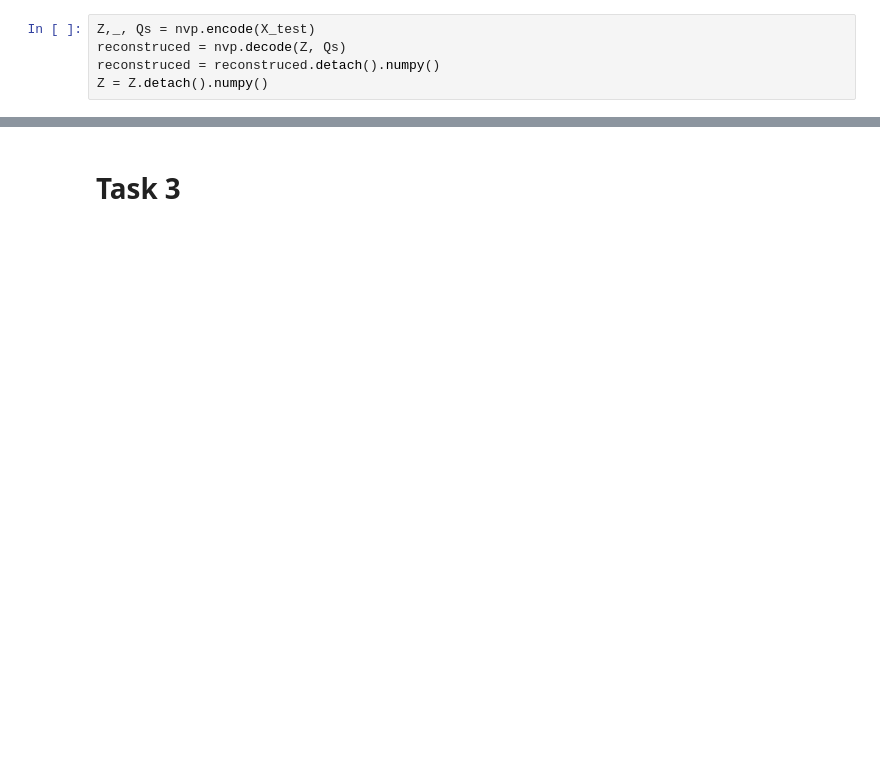
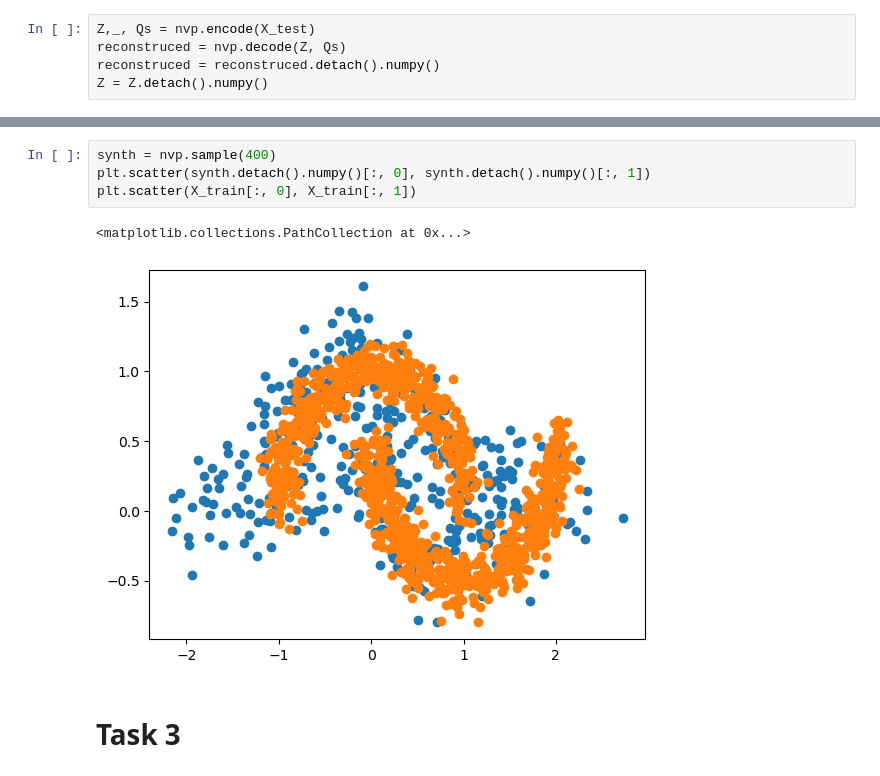
Before and after one commit to AnuR1234/GNN, a Jupyter notebook: Assignment3/normalizing-flows.ipynb, the cells around one changed output, grey strips where cells are left out. Saved outputs shown, nothing was run; the diff lists cells and outputs as text; blank space fills up the shorter version.

```diff
--- a/Assignment3/normalizing-flows.ipynb
+++ b/Assignment3/normalizing-flows.ipynb
@@ -173,3 +193,10 @@ plt.legend()
+# %%
+synth = nvp.sample(400)
+plt.scatter(synth.detach().numpy()[:, 0], synth.detach().numpy()[:, 1])
+plt.scatter(X_train[:, 0], X_train[:, 1])
+# %% [output]
+<matplotlib.collections.PathCollection at 0x...>
+[figure, added]
 # %% [markdown]
 # Task 3
 # %% [markdown]
```
Also changed, not shown: parts of 18 cells of this notebook.
